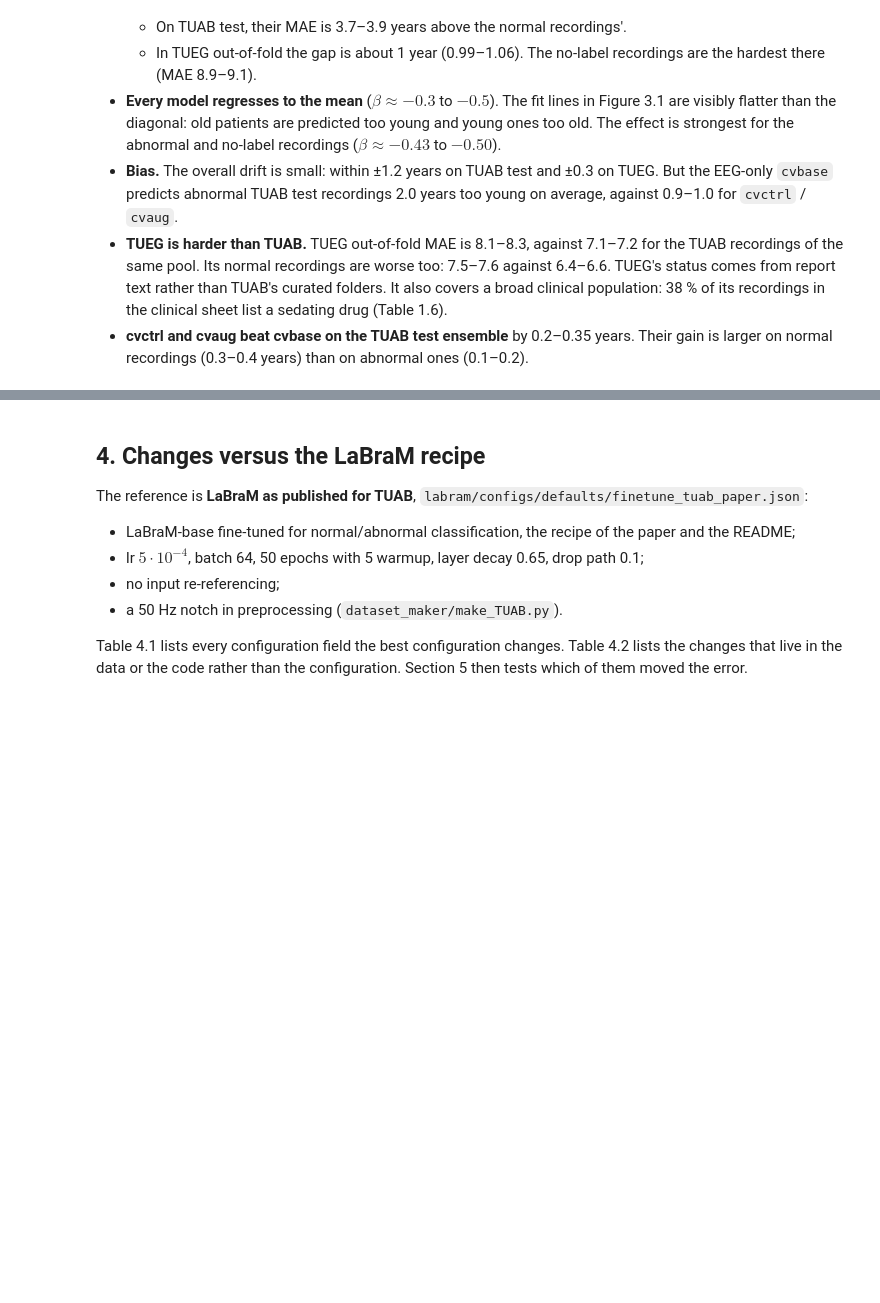
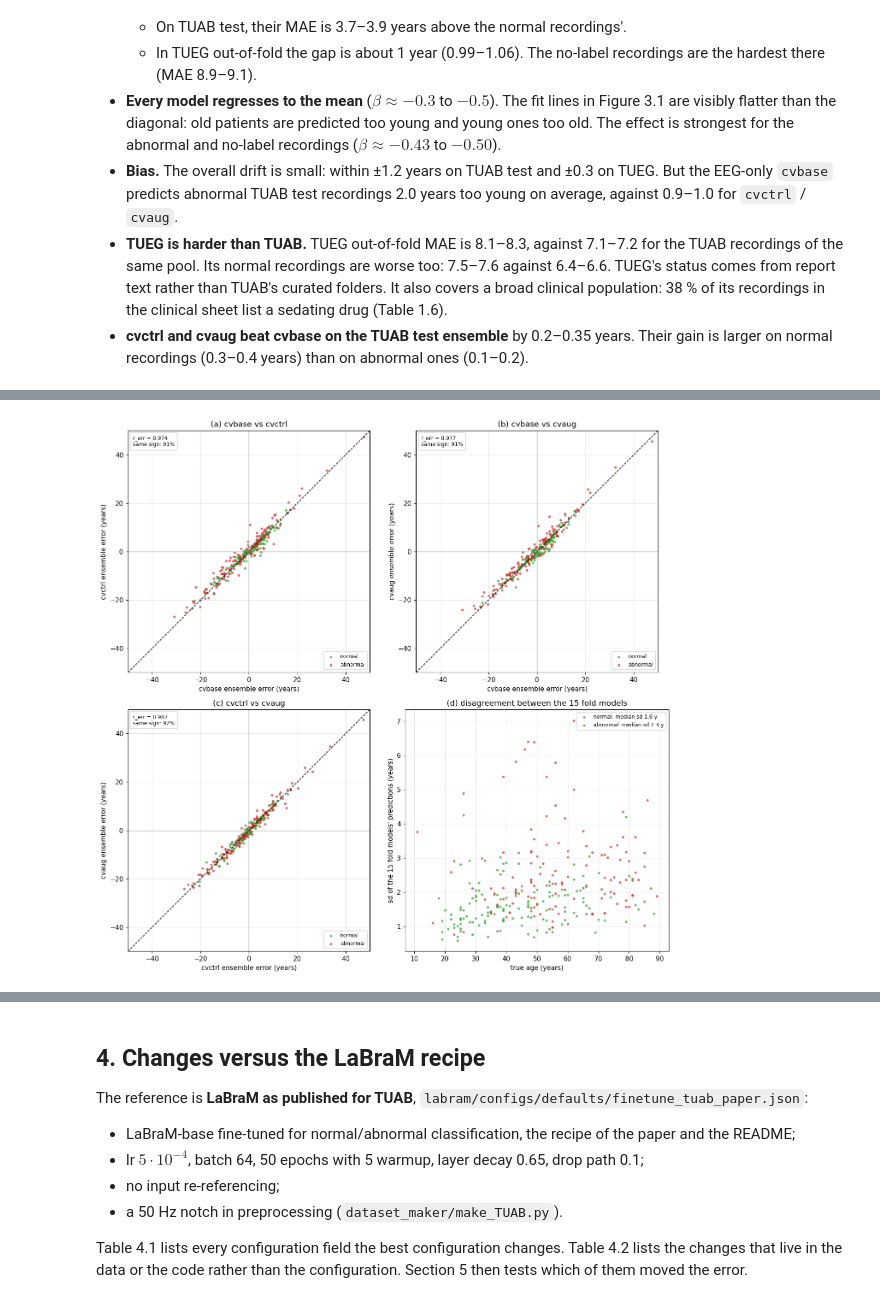
Before and after one commit to Neuro-Clalit/LaBraM, a Jupyter notebook: notebooks/brain_age_research_summary.ipynb, the cells around one changed output, grey strips where cells are left out. Cells and saved outputs as stored; diff of their text form; code cells hidden in the pictures; blank space fills up the shorter version.

```diff
--- a/notebooks/brain_age_research_summary.ipynb
+++ b/notebooks/brain_age_research_summary.ipynb
@@ -1515,0 +1691,43 @@ if preds is not None and HAVE_TUEG:
+# %%
+if preds is not None and HAVE_TUEG:
+    SCOL = {"normal": "tab:green", "abnormal": "tab:red"}
+    fig, axes = plt.subplots(2, 2, figsize=(12.5, 12))
+    pairs = [("cvbase", "cvctrl"), ("cvbase", "cvaug"), ("cvctrl", "cvaug")]
+    st = test_status.loc[wide.index]
+    for ax, (a, b) in zip(axes.ravel()[:3], pairs):
+        ea, eb = err[f"{a} ens"], err[f"{b} ens"]
+        for status, col in SCOL.items():
+            m = st == status
+            ax.scatter(ea[m], eb[m], s=14, alpha=0.7, color=col, lw=0, label=status)
+        lim = float(np.ceil(max(ea.abs().max(), eb.abs().max()) / 5) * 5)
+        ax.plot([-lim, lim], [-lim, lim], ls="--", color="k", lw=1)
+        ax.axhline(0, color="0.6", lw=0.8)
+        ax.axvline(0, color="0.6", lw=0.8)
+        ax.set_xlim(-lim, lim)
+        ax.set_ylim(-lim, lim)
+        ax.set_aspect("equal")
+        r = float(np.corrcoef(ea, eb)[0, 1])
+        ax.text(0.02, 0.98, f"r_err = {r:.3f}\nsame sign: {np.mean(np.sign(ea) == np.sign(eb)):.0%}",
+                transform=ax.transAxes, va="top", fontsize=8,
+                bbox=dict(facecolor="white", alpha=0.85, edgecolor="0.8"))
+        ax.set_xlabel(f"{a} ensemble error (years)")
+        ax.set_ylabel(f"{b} ensemble error (years)")
+        ax.set_title(f"{a} vs {b}")
+        ax.legend(loc="lower right", fontsize=8)
+    ax = axes[1, 1]
+    folds = wide[[c for c in wide.columns if " f" in c]]
+    spread = folds.std(axis=1, ddof=1)
+    for status, col in SCOL.items():
+        m = st == status
+        ax.scatter(test_true.loc[wide.index][m], spread[m], s=14, alpha=0.7, color=col, lw=0,
+                   label=f"{status}: median sd {spread[m].median():.1f} y")
+    ax.set_xlabel("true age (years)")
+    ax.set_ylabel("sd of the 15 fold models' predictions (years)")
+    ax.set_title("disagreement between the 15 fold models")
+    ax.legend(fontsize=8)
+    fig.tight_layout()
+    panel_labels(list(axes.ravel()))
+    assert_max_columns(fig)
+    plt.show()
+# %% [output]
+[figure, added]
```
Also changed, not shown: parts of 11 cells of this notebook, 3 other files.
